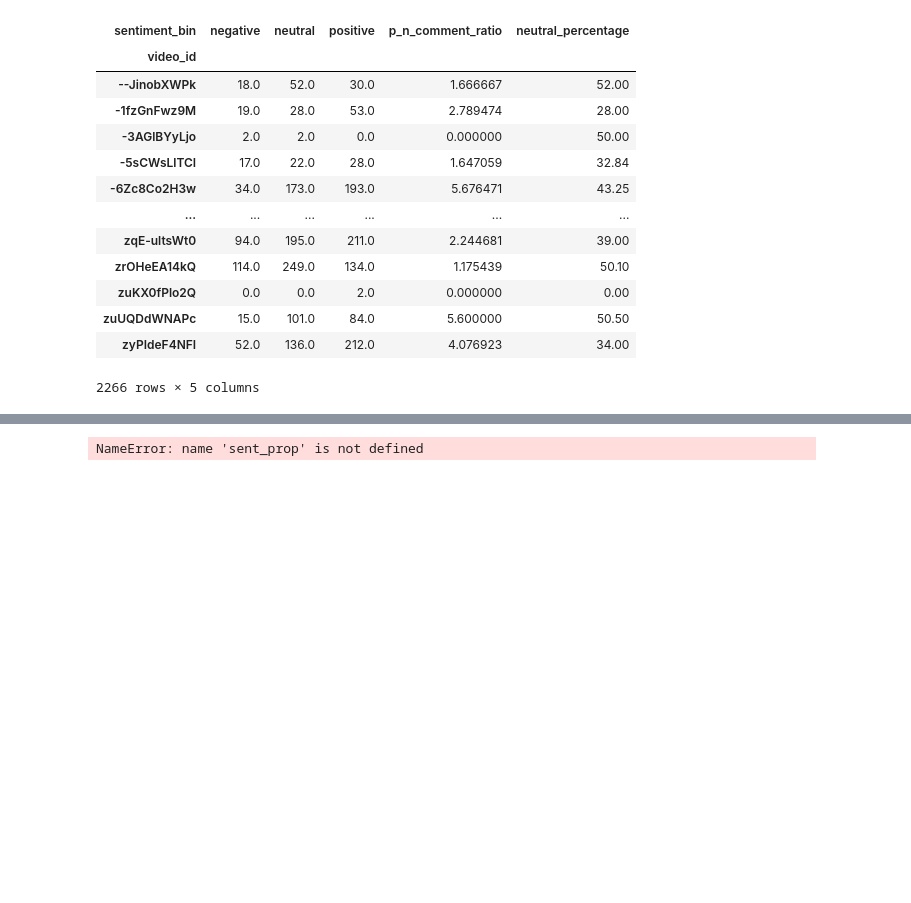
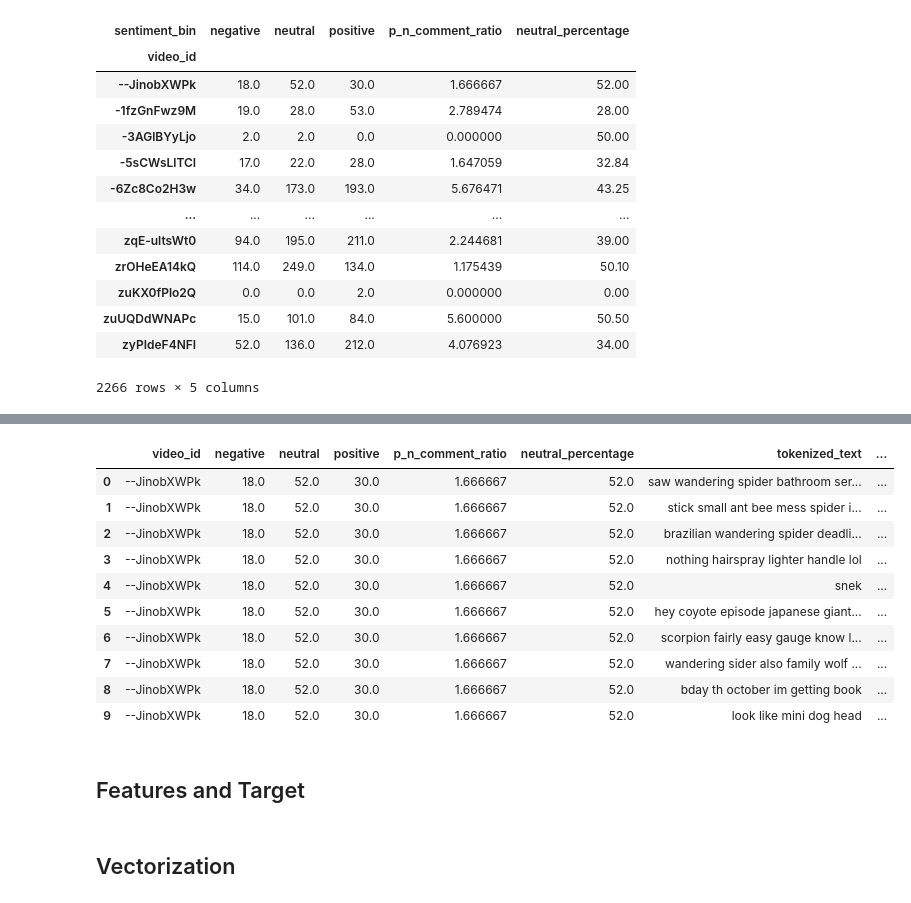
Before and after one commit to betanight/youtube_sentiment_analysis, a Jupyter notebook: notebooks/eda_analysis_fonz.ipynb, the cells around one changed output, grey strips where cells are left out. Drawn from its saved outputs; the diff is of its cells as text; code cells hidden in the pictures; blank space fills up the shorter version.

```diff
--- a/notebooks/eda_analysis_fonz.ipynb
+++ b/notebooks/eda_analysis_fonz.ipynb
@@ -311,5 +339,5 @@ sentiment_df
 # %%
-merged_df = sentiment_df.merge(videos[['video_id', 'title', 'l_d_ratio']], on='video_id', how='left') # Merge the sentiment DataFrame with the videos DataFrame
+merged_df = sentiment_df.merge(comments[['video_id', 'tokenized_text', 'sentiment_bin']], on='video_id', how='left') # Merge the sentiment DataFrame with the comments DataFrame
 # %%
 merged_df.info() # Display the information about the merged DataFrame
 # %% [output]
@@ -349,4 +359,16 @@ merged_df # Display the information about the merged DataFrame
-# %%
-sent_prop.head(10)
-# %% [output]
-NameError: name 'sent_prop' is not defined
+# %%
+merged_df.head(10) # Display the first 10 rows of the merged DataFrame
+# %% [output]
+|  | video_id | negative | neutral | positive | p_n_comment_ratio | neutral_percentage | tokenized_text | ... |
+| 0 | --JinobXWPk | 18.0 | 52.0 | 30.0 | 1.666667 | 52.0 | saw wandering spider bathroom ser... | ... |
+| 1 | --JinobXWPk | 18.0 | 52.0 | 30.0 | 1.666667 | 52.0 | stick small ant bee mess spider i... | ... |
+| 2 | --JinobXWPk | 18.0 | 52.0 | 30.0 | 1.666667 | 52.0 | brazilian wandering spider deadli... | ... |
+| 3 | --JinobXWPk | 18.0 | 52.0 | 30.0 | 1.666667 | 52.0 | nothing hairspray lighter handle lol | ... |
+| 4 | --JinobXWPk | 18.0 | 52.0 | 30.0 | 1.666667 | 52.0 | snek | ... |
+| 5 | --JinobXWPk | 18.0 | 52.0 | 30.0 | 1.666667 | 52.0 | hey coyote episode japanese giant... | ... |
+| 6 | --JinobXWPk | 18.0 | 52.0 | 30.0 | 1.666667 | 52.0 | scorpion fairly easy gauge know l... | ... |
+| 7 | --JinobXWPk | 18.0 | 52.0 | 30.0 | 1.666667 | 52.0 | wandering sider also family wolf ... | ... |
+| 8 | --JinobXWPk | 18.0 | 52.0 | 30.0 | 1.666667 | 52.0 | bday th october im getting book | ... |
+| 9 | --JinobXWPk | 18.0 | 52.0 | 30.0 | 1.666667 | 52.0 | look like mini dog head | ... |
+# %% [markdown]
+## Features and Target
@@ -352,0 +378,2 @@ NameError: name 'sent_prop' is not defined
+# %% [markdown]
+## Vectorization
```
Also changed, not shown: parts of 12 cells of this notebook.
